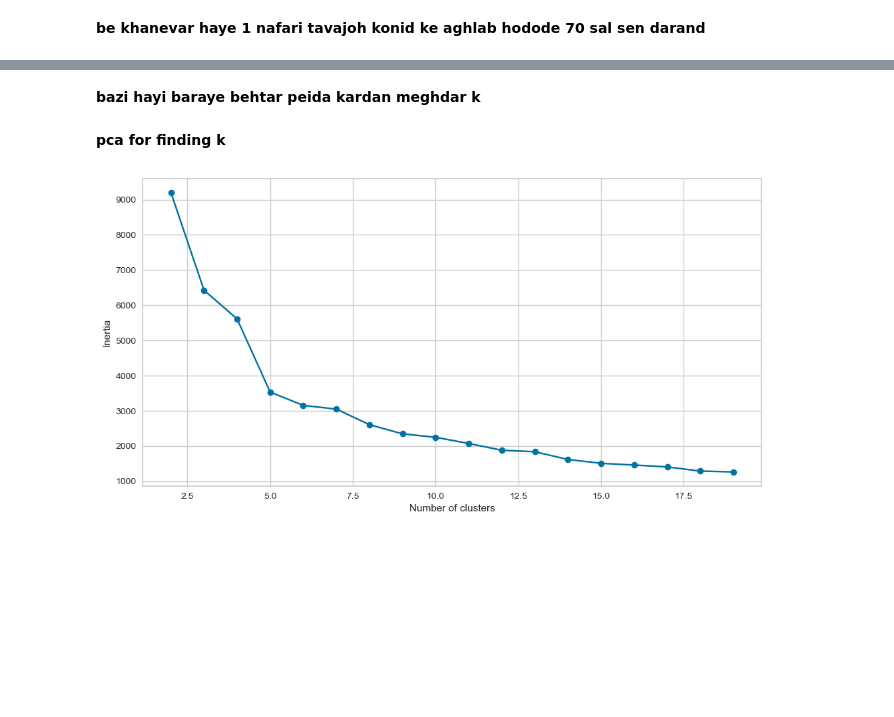
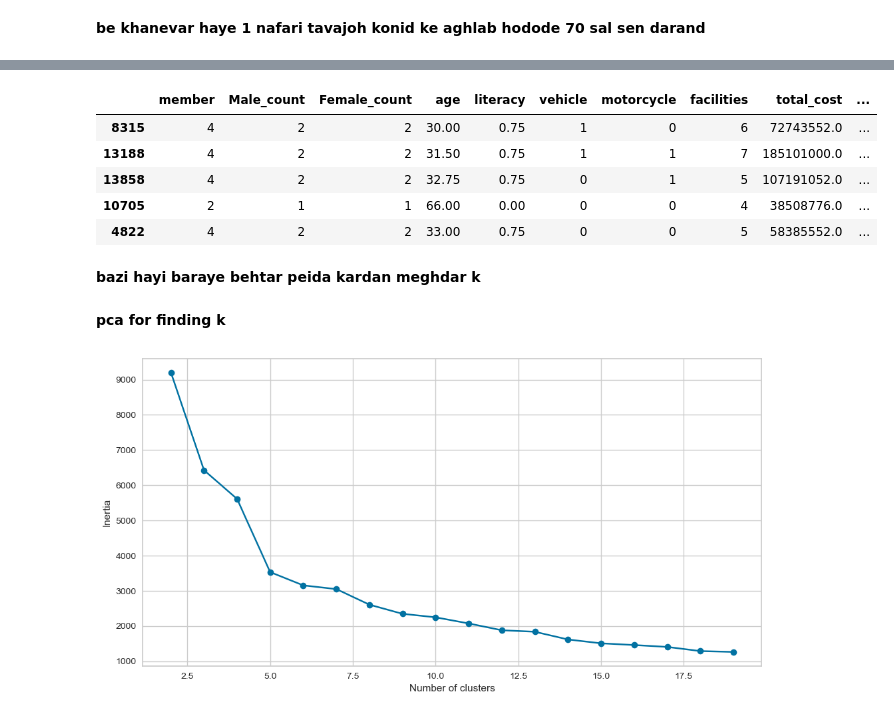
Before and after one commit to realBagher/Iran_family_income_analysis-_g6, a Jupyter notebook: ClusteringCodes/clean_clustering.ipynb, the cells around one changed output, grey strips where cells are left out. Drawn from its saved outputs; the diff is of its cells as text; code cells hidden in the pictures; blank space fills up the shorter version.

```diff
--- a/ClusteringCodes/clean_clustering.ipynb
+++ b/ClusteringCodes/clean_clustering.ipynb
@@ -343,3 +404,12 @@ total_df.iloc[closest].sort_values(by=['total_income'],ascending=False)
+# %%
+total_df.iloc[closest].sort_values(by=['total_income'],ascending=False)
+# %% [output]
+|  | member | Male_count | Female_count | age | literacy | vehicle | motorcycle | facilities | total_cost | ... |
+| 8315 | 4 | 2 | 2 | 30.00 | 0.75 | 1 | 0 | 6 | 72743552.0 | ... |
+| 13188 | 4 | 2 | 2 | 31.50 | 0.75 | 1 | 1 | 7 | 185101000.0 | ... |
+| 13858 | 4 | 2 | 2 | 32.75 | 0.75 | 0 | 1 | 5 | 107191052.0 | ... |
+| 10705 | 2 | 1 | 1 | 66.00 | 0.00 | 0 | 0 | 4 | 38508776.0 | ... |
+| 4822 | 4 | 2 | 2 | 33.00 | 0.75 | 0 | 0 | 5 | 58385552.0 | ... |
 # %% [markdown]
 **bazi hayi baraye behtar peida kardan meghdar k**
 # %% [markdown]
```
Also changed, not shown: parts of 17 cells of this notebook.
